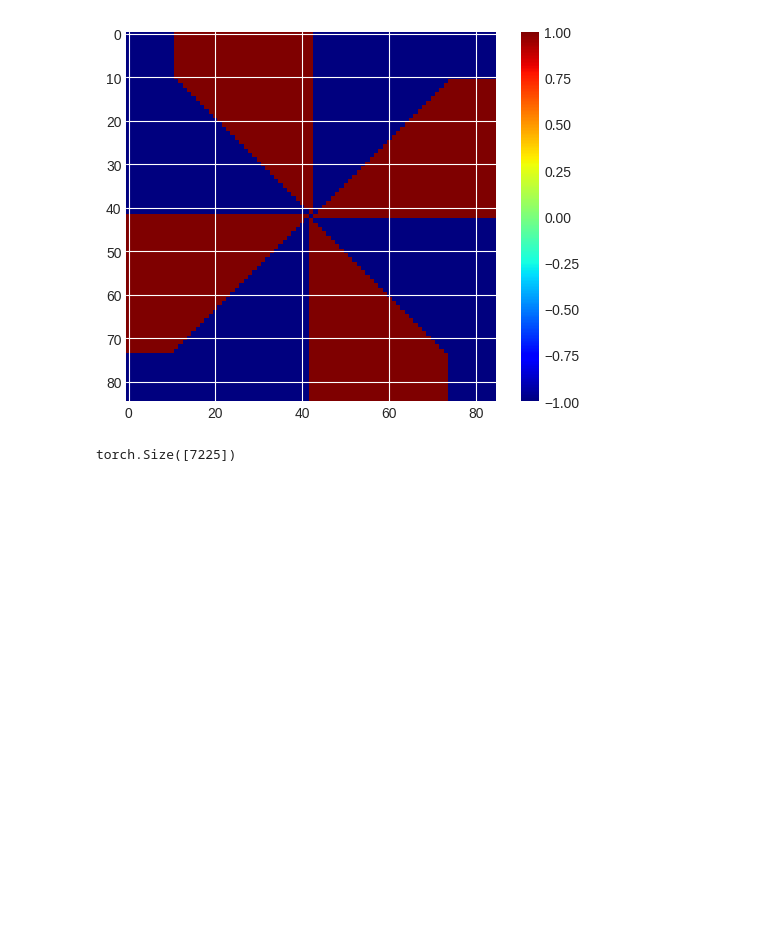
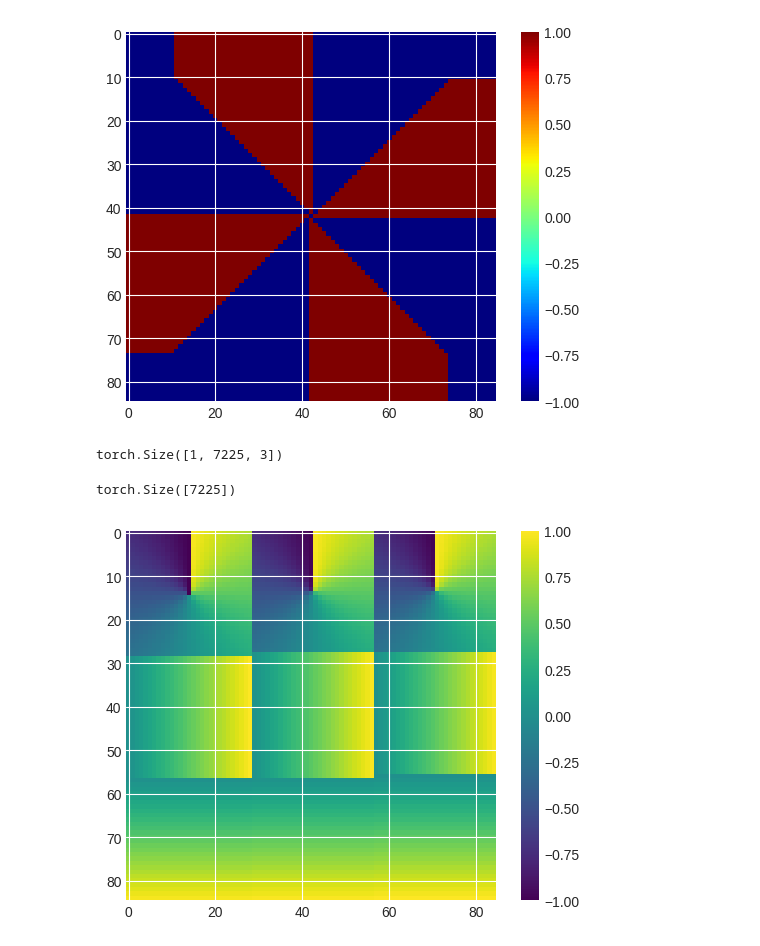
Before and after one commit to alizma/symmetry_learning, a Jupyter notebook: fno_classic/viz_fno_material.ipynb, the cells around one changed output. Drawn from its saved outputs; the diff is of its cells as text; code cells hidden in the pictures; blank space fills up the shorter version.

```diff
--- a/fno_classic/viz_fno_material.ipynb
+++ b/fno_classic/viz_fno_material.ipynb
@@ -177,38 +177,44 @@ plt.colorbar()
 # %%
 X, Y = torch.meshgrid((torch.linspace(0, 1, 85), torch.linspace(0, 1, 85)))
 
+x1 = torch.tensor(calcPolar(42, 42, np.pi/4, 1., -1., 1), dtype=torch.float).reshape(-1)
+x1 = torch.vstack((x1, Y.reshape(-1), X.reshape(-1))).reshape(1, 7225, 3)
+
+print(x1.shape)
+plt.imshow(x1[0, :, 0].reshape(85, 85), cmap='viridis')
+plt.colorbar(fraction=0.045)
 
 
-x1 = torch.tensor(calcPolar(42, 42, np.pi/4, 1., -1., 1), dtype=torch.float).reshape(-1)
-x1 = torch.vstack((x1, Y.reshape(-1), X.reshape(-1))).reshape(1, 7225, 3)
 x2 = torch.tensor(calcPolar(22, 32, np.pi/4, 1., -1., 1), dtype=torch.float).reshape(-1)
 x2 = torch.vstack((x2, Y.reshape(-1), X.reshape(-1))).reshape(1, 7225, 3)
 
-X = calcSeg(0, 42, 42, -1., 1., 1.)
-X = flipSeg1(X, 0, 42, 42, -1.)
-X = torch.tensor(X, dtype=torch.float).reshape(-1)
-X = torch.vstack((X,  Y.reshape(-1), X.reshape(-1))).reshape(1, 7225, 3)
+# X = calcSeg(0, 42, 42, -1., 1., 1.)
+# X = flipSeg1(X, 0, 42, 42, -1.)
+# X = torch.tensor(X, dtype=torch.float).reshape(-1)
+# X = torch.vstack((X,  Y.reshape(-1), X.reshape(-1))).reshape(1, 7225, 3)
 
 # print(x1.shape, x2.shape)
 # X  = torch.vstack((x1, x2))
 
 # print(X.shape, X.dtype)
 
-X = calcSeg(0, 42, 42, -1., 1., 1.)
-X = flipSeg1(X, 0, 42, 42, -1.)
+# X = calcSeg(0, 42, 42, -1., 1., 1.)
+# X = flipSeg1(X, 0, 42, 42, -1.)
+#
+# X = np.rint(X)
+# indices = np.where(X == 0)
+# X[indices] += 1.
+#
+# # X = torch.tensor(X, dtype=torch.float).reshape(-1)
+# X = torch.vstack((X,  Y.reshape(-1), X.reshape(-1))).reshape(1, 7225, 3)
 
-X = np.rint(X)
-indices = np.where(X == 0)
-X[indices] += 1.
-
-X = torch.tensor(X, dtype=torch.float).reshape(-1)
-X = torch.vstack((X,  Y.reshape(-1), X.reshape(-1))).reshape(1, 7225, 3)
-
-model_output = model(X).cpu()
+model_output = model(x1).cpu()
 
 model_output.shape
 # %% [output]
-torch.Size([7225])
+torch.Size([1, 7225, 3])
+torch.Size([7225])
+[figure, added]
 # %%
 plt.subplot(121)
 # X = calcSeg(0, 42, 42, -1., 1., 1.)
```
Also changed, not shown: parts of 2 cells of this notebook, 6 other files.
